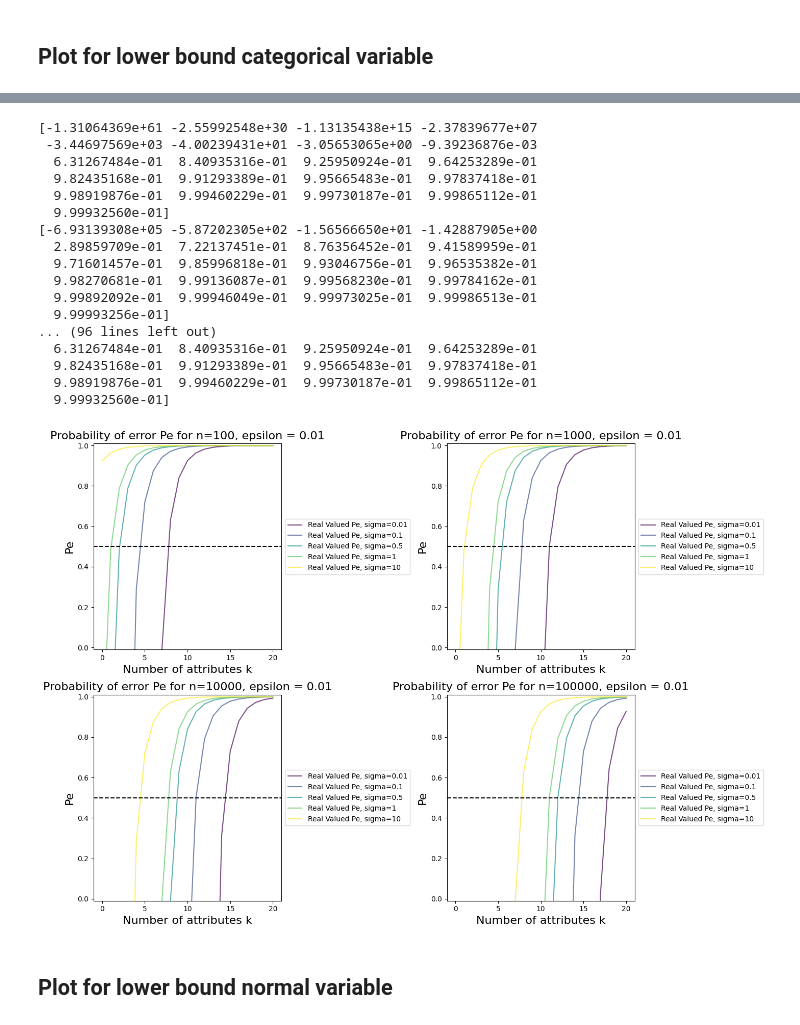
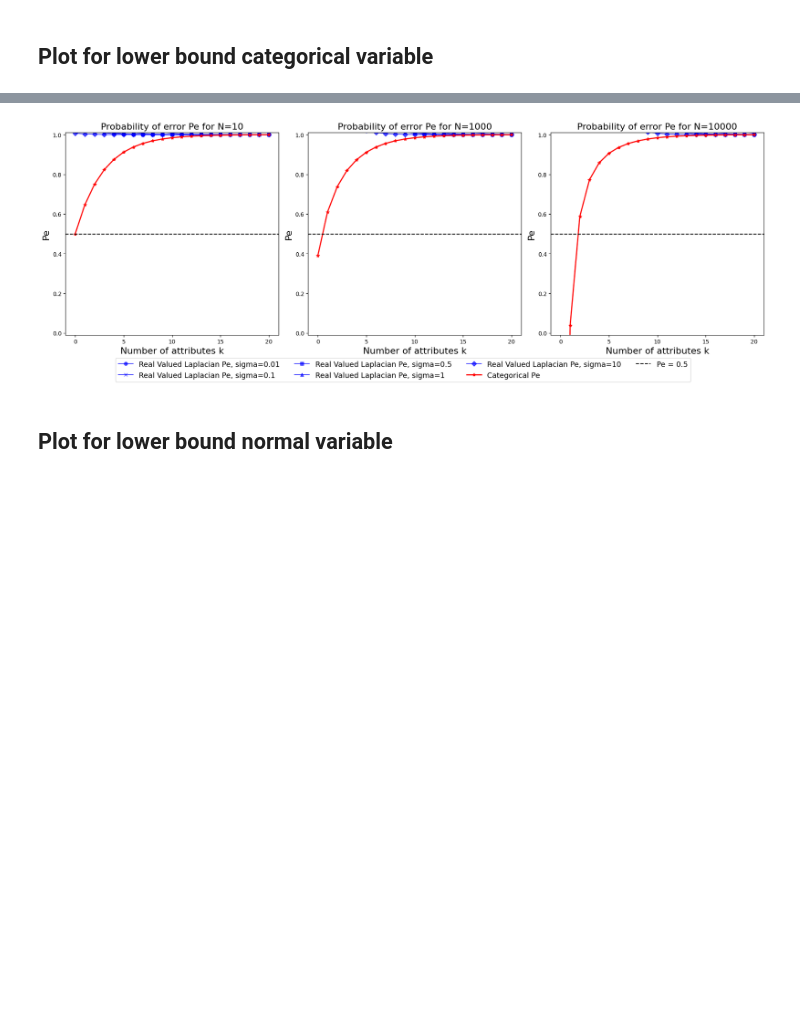
Before and after one commit to geometric-intelligence/bop, a Jupyter notebook: probability_of_error.ipynb, the cells around one changed output, grey strips where cells are left out. Drawn from its saved outputs; the diff is of its cells as text; code cells hidden in the pictures; blank space fills up the shorter version.

```diff
--- a/probability_of_error.ipynb
+++ b/probability_of_error.ipynb
@@ -56,14 +56,14 @@ def lower_bound_normal(k, n=1000, epsilon=0.01, sigma=1):
     frac_term = 1 / (2 * np.sqrt(d))
     return 1 - frac_term * exp_term
 
-def lower_bound_laplacian(k, n=1000, epsilon=0.01, sigma=1):
+def lower_bound_laplacian(k, n=1000, epsilon=-0.01, sigma=1):
     """Compute the lower bound to Pe for the real-valued cost function case.
 
     BOP is (approximated as) a Laplacian variable.
     """
     d = 2 ** k
     m = n / d
-    exp_term = (np.exp((-m *(2**0.5)* -epsilon) / sigma) - 1)
+    exp_term = (np.exp((m *(2**0.5)* epsilon) / sigma) - 1)
     frac_term = 1 / 2
     return 1 - frac_term * exp_term
 # %% [markdown]
@@ -148,42 +157,36 @@ plt.show()
 # %%
-# Create the figure and axes for subplots
-fig, axes = plt.subplots(nrows=2, ncols=2, figsize=(14, 10))  # Adjusted figsize for more room
+# Create the figure and axes for 1 row and 3 columns of subplots
+fig, axes = plt.subplots(nrows=1, ncols=3, figsize=(18, 6))  # Adjusted figsize for 3 subplots side by side
 
 # Plot for different values of n on separate subplots
-n_values = [100, 1000, 10**4, 10**5]
-for i in range(2):
-    for j in range(2):
-        n = n_values[2 * i + j]
-        ax = axes[i, j]
+n_values = [10, 1000, 10**4]
+# List to store handles and labels for the legend
+handles = []
+labels = []
 
-        # Plot the normal lower bounds first
-        plot_lower_bound_laplacian(ax, n)
+for i, n in enumerate(n_values):
+    ax = axes[i]
 
-        # Add legend to each subplot on the right side
-        ax.legend(fontsize=10, loc='center left', bbox_to_anchor=(1, 0.5))
+    # Plot the laplacian lower bounds
+    plot_lower_bound_laplacian(ax, n)
 
-# Adjust layout and display the plot
+    # Plot the categorical lower bounds last, so they are on top
+    plot_lower_bound_categorical(ax, n, color='red')
+
+    # Collect handles and labels for the legend (only from the first subplot)
+    if i == 0:
+        handle, label = ax.get_legend_handles_labels()
+        handles += handle
+        labels += label
+
+# Create a single legend for the entire figure
+fig.legend(handles, labels, loc='lower center', fontsize=13, ncol=4, bbox_to_anchor=(0.5, -0.1))
+
+# Adjust layout to prevent overlap and display the plot
 plt.tight_layout()
 plt.show()
 # %% [output]
-[-1.31064369e+61 -2.55992548e+30 -1.13135438e+15 -2.37839677e+07
- -3.44697569e+03 -4.00239431e+01 -3.05653065e+00 -9.39236876e-03
-  6.31267484e-01  8.40935316e-01  9.25950924e-01  9.64253289e-01
-  9.82435168e-01  9.91293389e-01  9.95665483e-01  9.97837418e-01
-  9.98919876e-01  9.99460229e-01  9.99730187e-01  9.99865112e-01
-  9.99932560e-01]
-[-6.93139308e+05 -5.87202305e+02 -1.56566650e+01 -1.42887905e+00
-  2.89859709e-01  7.22137451e-01  8.76356452e-01  9.41589959e-01
-  9.71601457e-01  9.85996818e-01  9.93046756e-01  9.96535382e-01
-  9.98270681e-01  9.99136087e-01  9.99568230e-01  9.99784162e-01
-  9.99892092e-01  9.99946049e-01  9.99973025e-01  9.99986513e-01
-  9.99993256e-01]
-... (96 lines left out)
-  6.31267484e-01  8.40935316e-01  9.25950924e-01  9.64253289e-01
-  9.82435168e-01  9.91293389e-01  9.95665483e-01  9.97837418e-01
-  9.98919876e-01  9.99460229e-01  9.99730187e-01  9.99865112e-01
-  9.99932560e-01]
-[figure, old version]
+[figure, new version]
 # %% [markdown]
 ## Plot for lower bound normal variable
 # %%
```
Also changed, not shown: parts of 2 cells of this notebook, 1 other file.
